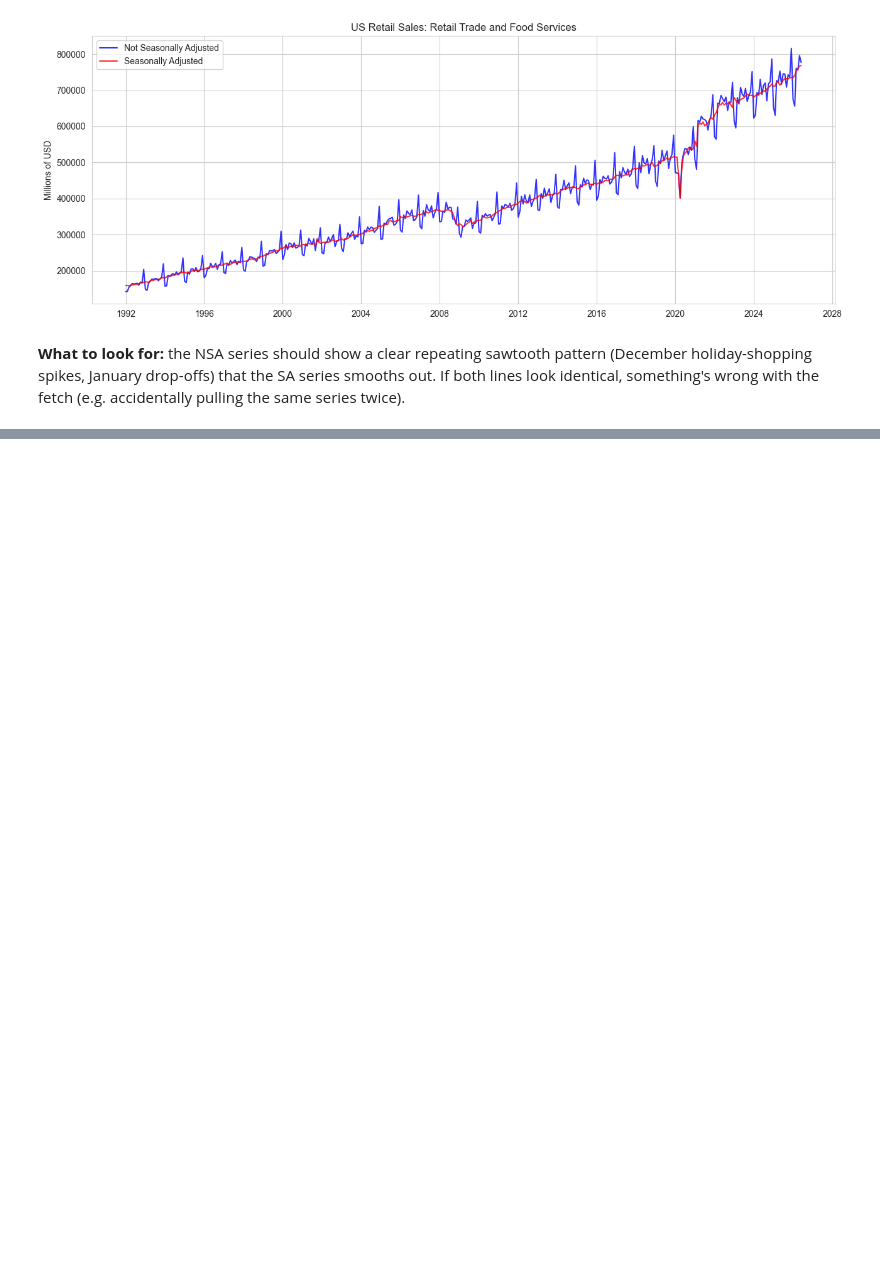
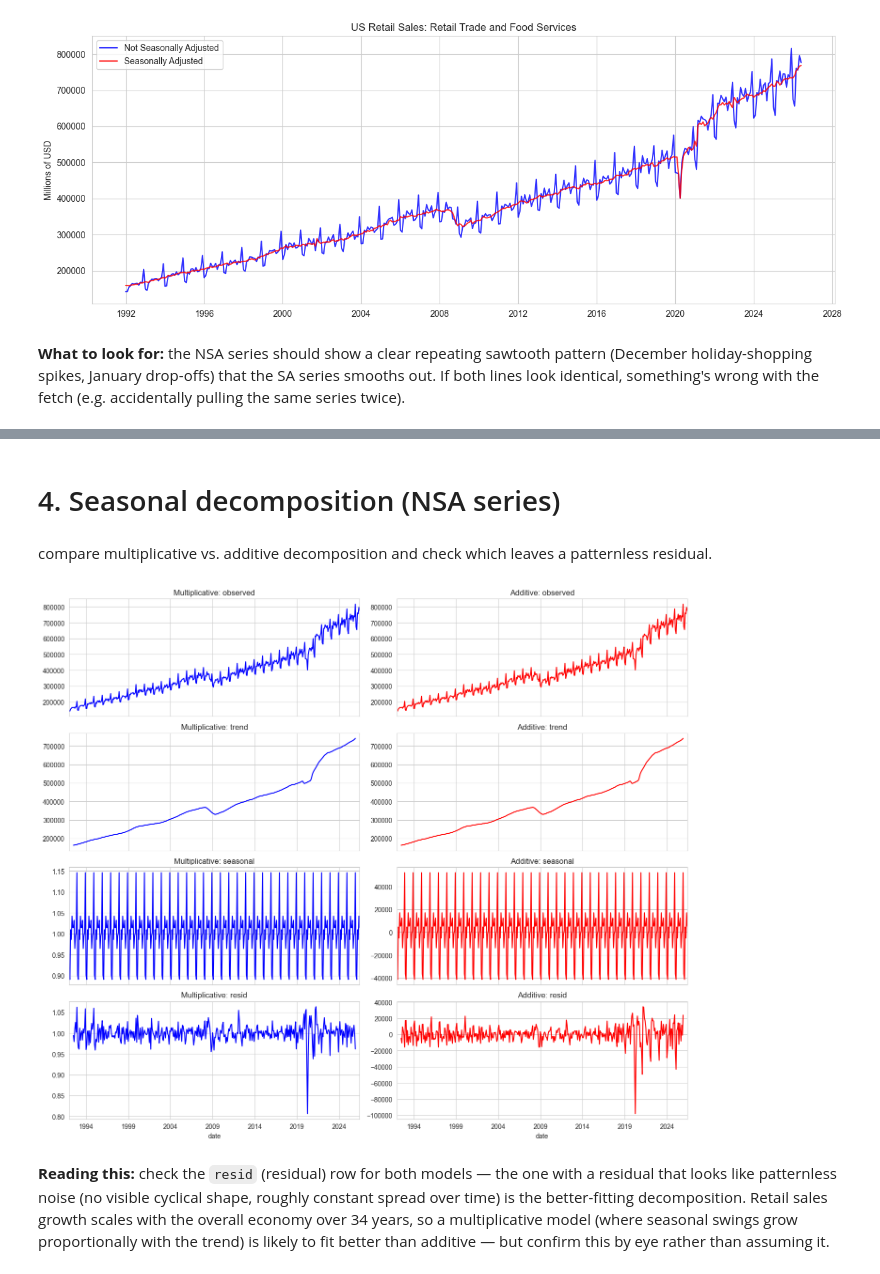
Before and after one commit to aprilgozib/us-retail-sales-forecasting, a Jupyter notebook: notebooks/01_data_and_eda.ipynb, the cells around one changed output, grey strips where cells are left out. Saved outputs shown, nothing was run; the diff lists cells and outputs as text; code cells hidden in the pictures; blank space fills up the shorter version.

```diff
--- a/notebooks/01_data_and_eda.ipynb
+++ b/notebooks/01_data_and_eda.ipynb
@@ -120,0 +140,33 @@ with the fetch (e.g. accidentally pulling the same series twice).
+# %% [markdown]
+# 4. Seasonal decomposition (NSA series)
+# %% [markdown]
+compare multiplicative vs. additive decomposition and check which leaves a
+patternless residual.
+# %%
+from statsmodels.tsa.seasonal import seasonal_decompose
+
+series = df['retail_sales_nsa'].dropna()
+series.index.freq = pd.infer_freq(series.index)
+
+decomp_mult = seasonal_decompose(series, model='multiplicative', period=12)
+decomp_add = seasonal_decompose(series, model='additive', period=12)
+
+fig, axes = plt.subplots(4, 2, figsize=(14, 12), sharex=True)
+components = ['observed', 'trend', 'seasonal', 'resid']
+for i, comp in enumerate(components):
+    getattr(decomp_mult, comp).plot(ax=axes[i, 0], color='BLUE')
+    axes[i, 0].set_title(f'Multiplicative: {comp}')
+    getattr(decomp_add, comp).plot(ax=axes[i, 1], color='RED')
+    axes[i, 1].set_title(f'Additive: {comp}')
+plt.tight_layout()
+plt.show()
+# %% [output]
+[figure, added]
+# %% [markdown]
+**Reading this:** check the `resid` (residual) row for both models — the
+one with a residual that looks like patternless noise (no visible cyclical
+shape, roughly constant spread over time) is the better-fitting
+decomposition. Retail sales growth scales with the overall economy over 34
+years, so a multiplicative model (where seasonal swings grow proportionally
+with the trend) is likely to fit better than additive — but confirm this by
+eye rather than assuming it.
```
Also changed, not shown: parts of 3 cells of this notebook, 1 other file.
